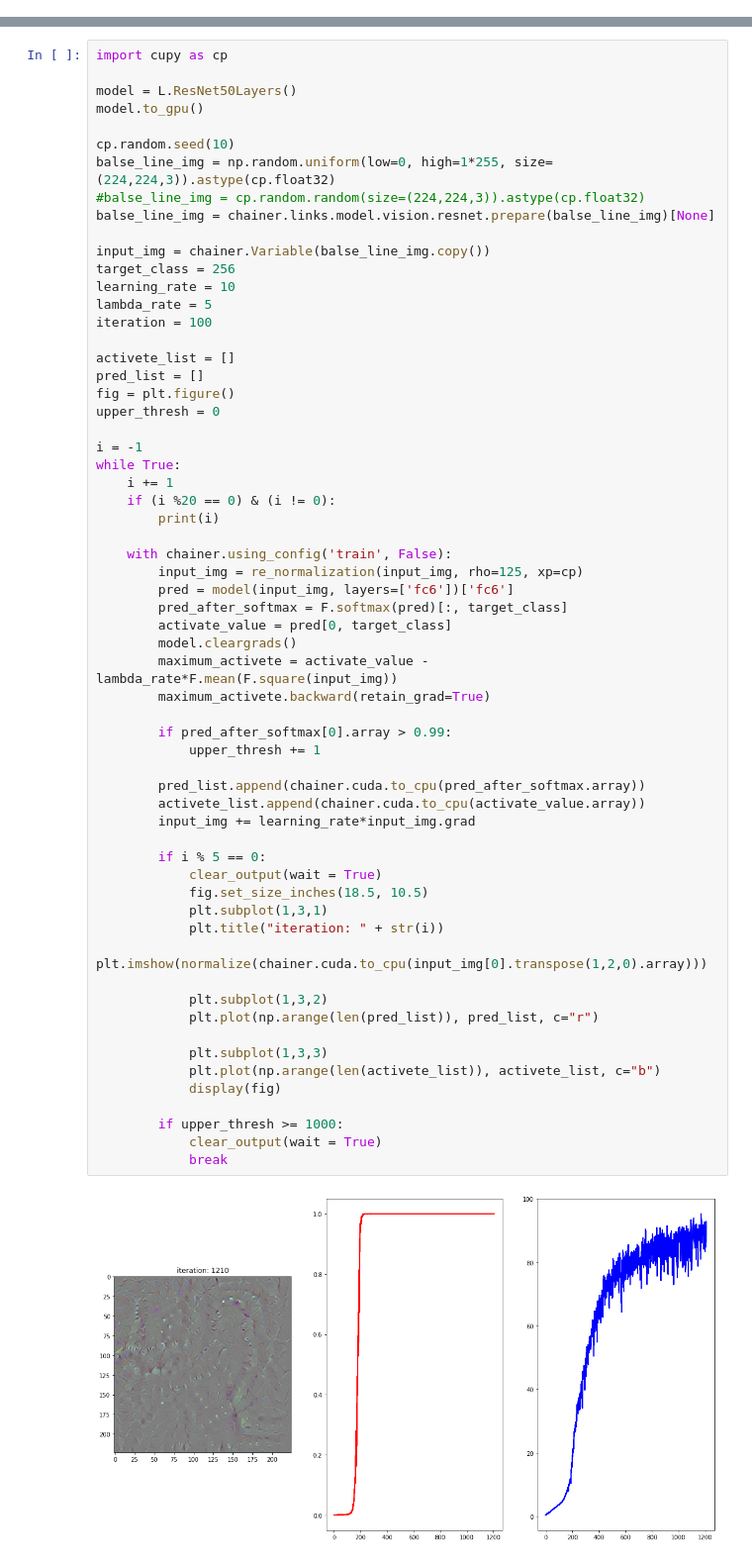
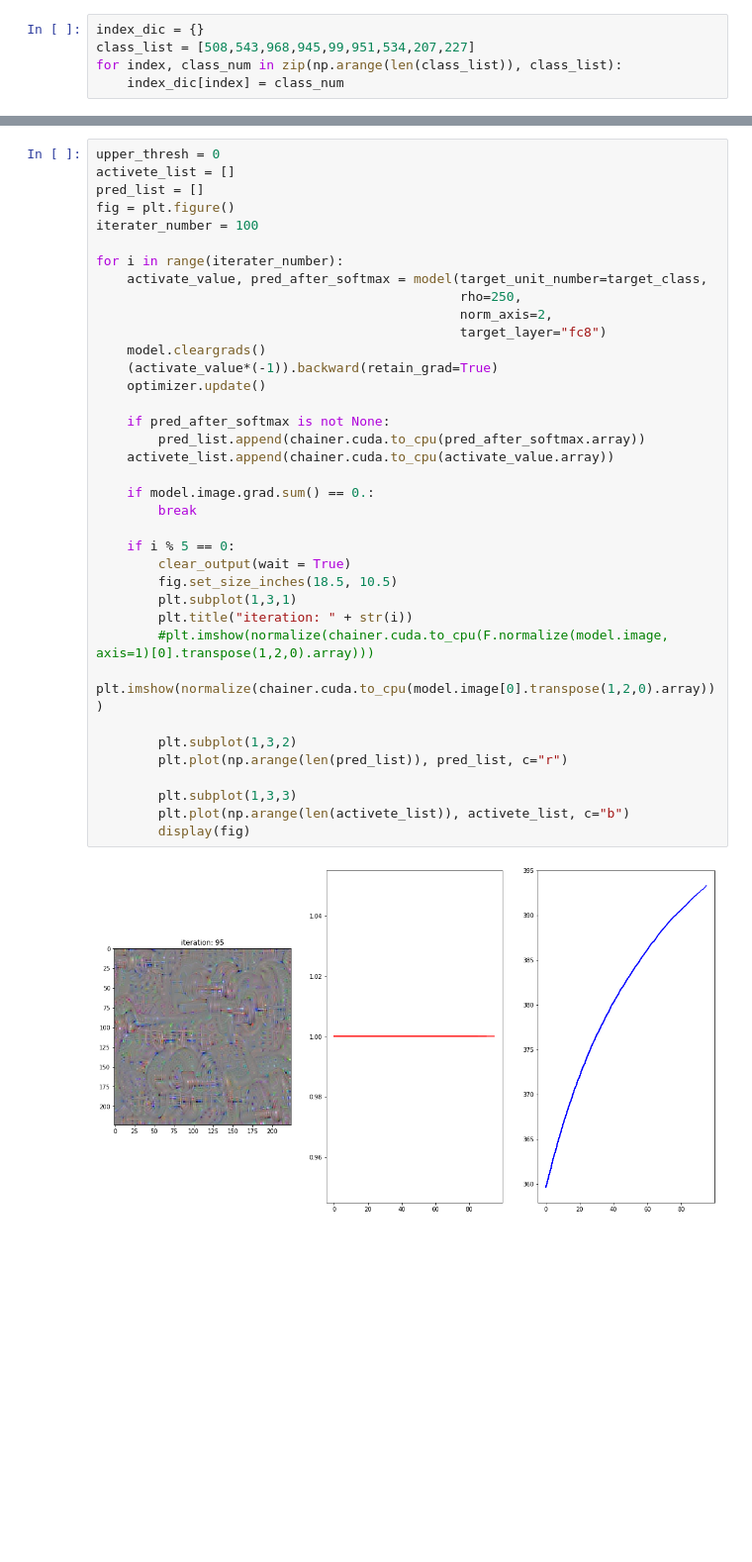
Before and after one commit to yoshihisa-furusawa/Activation_Maximization, a Jupyter notebook: 20190611_work.ipynb, the cells around one changed output, grey strips where cells are left out. Shown at 99% size. Cells and saved outputs as stored; diff of their text form; blank space fills up the shorter version.

```diff
--- a/20190611_work.ipynb
+++ b/20190611_work.ipynb
@@ -22,0 +28,5 @@ def normalize(x):
+# %%
+index_dic = {}
+class_list = [508,543,968,945,99,951,534,207,227]
+for index, class_num in zip(np.arange(len(class_list)), class_list):
+    index_dic[index] = class_num
@@ -23,63 +106,39 @@ def normalize(x):
 # %%
-import cupy as cp
-
-model = L.ResNet50Layers()
-model.to_gpu()
-
-cp.random.seed(10)
-balse_line_img = np.random.uniform(low=0, high=1*255, size=(224,224,3)).astype(cp.float32)
-#balse_line_img = cp.random.random(size=(224,224,3)).astype(cp.float32)
-balse_line_img = chainer.links.model.vision.resnet.prepare(balse_line_img)[None]
-
-input_img = chainer.Variable(balse_line_img.copy())
-target_class = 256
-learning_rate = 10
-lambda_rate = 5
-iteration = 100
-
+upper_thresh = 0
 activete_list = []
 pred_list = []
 fig = plt.figure()
-upper_thresh = 0
+iterater_number = 100
 
-i = -1
-while True:
-    i += 1
-    if (i %20 == 0) & (i != 0):
-        print(i)
+for i in range(iterater_number):
+    activate_value, pred_after_softmax = model(target_unit_number=target_class,
+                                               rho=250,
+                                               norm_axis=2,
+                                               target_layer="fc8")
+    model.cleargrads()
+    (activate_value*(-1)).backward(retain_grad=True)
+    optimizer.update()
 
-    with chainer.using_config('train', False):
-        input_img = re_normalization(input_img, rho=125, xp=cp)
-        pred = model(input_img, layers=['fc6'])['fc6']
-        pred_after_softmax = F.softmax(pred)[:, target_class]
-        activate_value = pred[0, target_class]
-        model.cleargrads()
-        maximum_activete = activate_value - lambda_rate*F.mean(F.square(input_img))
-        maximum_activete.backward(retain_grad=True)
+    if pred_after_softmax is not None:
+        pred_list.append(chainer.cuda.to_cpu(pred_after_softmax.array))
+    activete_list.append(chainer.cuda.to_cpu(activate_value.array))
 
-        if pred_after_softmax[0].array > 0.99:
-            upper_thresh += 1
+    if model.image.grad.sum() == 0.:
+        break
 
-        pred_list.append(chainer.cuda.to_cpu(pred_after_softmax.array))
-        activete_list.append(chainer.cuda.to_cpu(activate_value.array))
-        input_img += learning_rate*input_img.grad
+    if i % 5 == 0:
+        clear_output(wait = True)
+        fig.set_size_inches(18.5, 10.5)
+        plt.subplot(1,3,1)
+        plt.title("iteration: " + str(i))
+        #plt.imshow(normalize(chainer.cuda.to_cpu(F.normalize(model.image, axis=1)[0].transpose(1,2,0).array)))
+        plt.imshow(normalize(chainer.cuda.to_cpu(model.image[0].transpose(1,2,0).array)))
 
-        if i % 5 == 0:
-            clear_output(wait = True)
-            fig.set_size_inches(18.5, 10.5)
-            plt.subplot(1,3,1)
-            plt.title("iteration: " + str(i))
-            plt.imshow(normalize(chainer.cuda.to_cpu(input_img[0].transpose(1,2,0).array)))
+        plt.subplot(1,3,2)
+        plt.plot(np.arange(len(pred_list)), pred_list, c="r")
 
-            plt.subplot(1,3,2)
-            plt.plot(np.arange(len(pred_list)), pred_list, c="r")
-
-            plt.subplot(1,3,3)
-            plt.plot(np.arange(len(activete_list)), activete_list, c="b")
-            display(fig)
-
-        if upper_thresh >= 1000:
-            clear_output(wait = True)
-            break
+        plt.subplot(1,3,3)
+        plt.plot(np.arange(len(activete_list)), activete_list, c="b")
+        display(fig)
 # %% [output]
-[figure, old version]
+[figure, new version]
```
Also changed, not shown: parts of 11 cells of this notebook.
